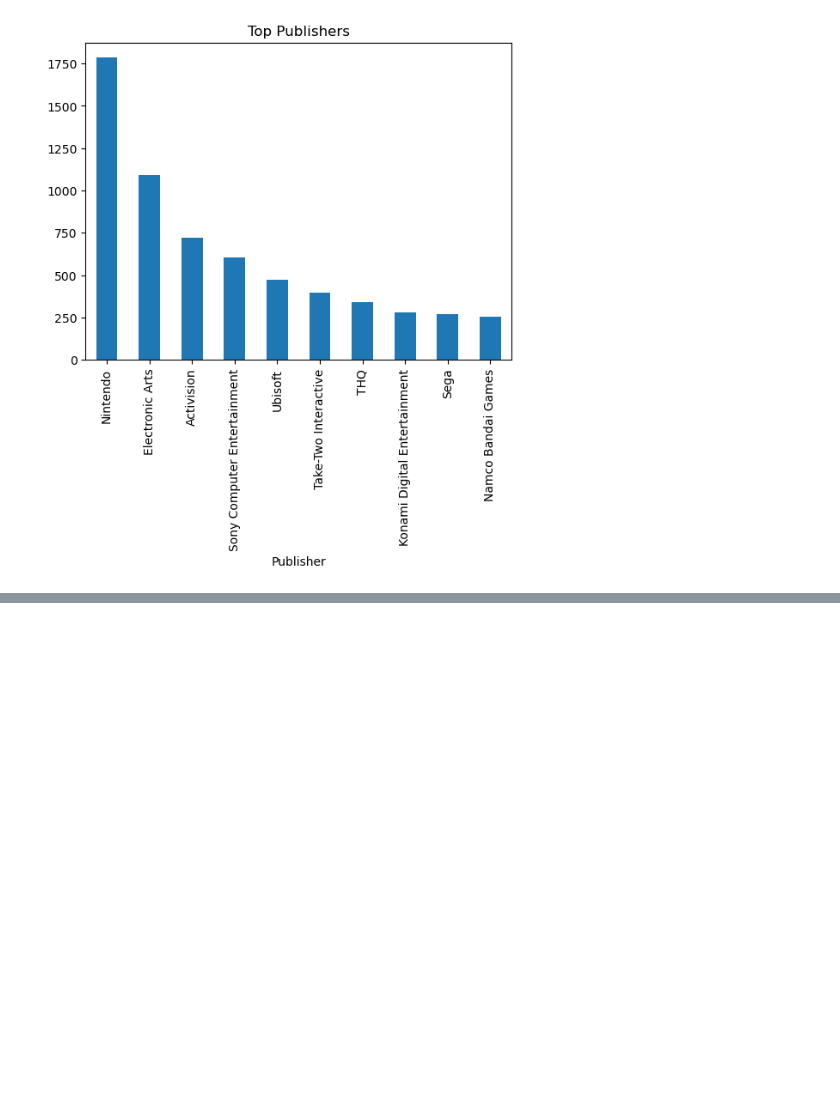
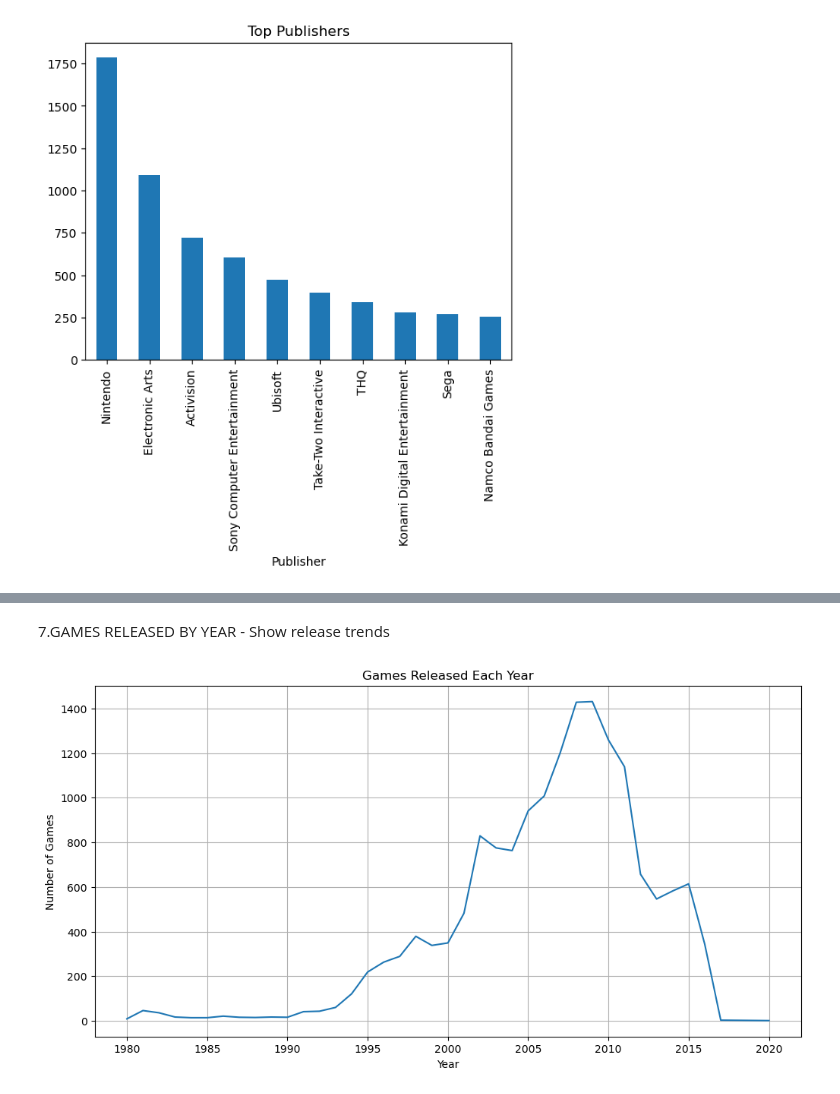
Before and after one commit to Swetha-manikandan/vid-game, a Jupyter notebook: Source/video_game.ipynb, the cells around one changed output, grey strips where cells are left out. Saved outputs shown, nothing was run; the diff lists cells and outputs as text; code cells hidden in the pictures; blank space fills up the shorter version.

```diff
--- a/Source/video_game.ipynb
+++ b/Source/video_game.ipynb
@@ -465,0 +478,14 @@ plt.show()
+# %% [markdown]
+7.GAMES RELEASED BY YEAR - Show release trends
+# %%
+games_per_year = games.groupby("Year")["Name"].count()
+plt.figure(figsize=(12,6))
+plt.plot(games_per_year.index,
+         games_per_year.values)
+plt.title("Games Released Each Year")
+plt.xlabel("Year")
+plt.ylabel("Number of Games")
+plt.grid(True)
+plt.show()
+# %% [output]
+[figure, added]
```
Also changed, not shown: parts of 10 cells of this notebook, 8 other files.
